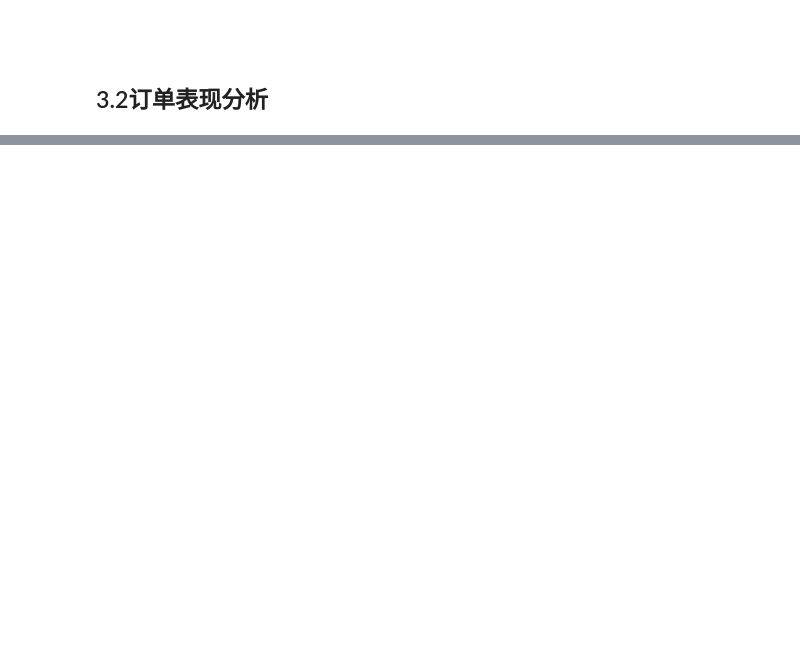
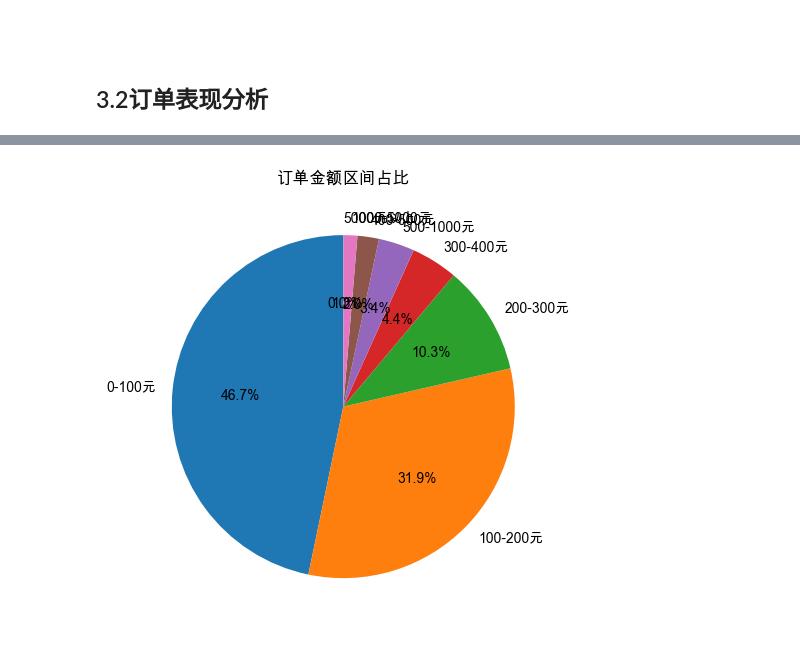
Before and after one commit to rong8866202/brazil-ecommerce-analysis, a Jupyter notebook: 00_notebooks/ecommerce_analysis_03_visualization.ipynb, the cells around one changed output, grey strips where cells are left out. Cells and saved outputs as stored; diff of their text form; code cells hidden in the pictures; blank space fills up the shorter version.

```diff
--- a/00_notebooks/ecommerce_analysis_03_visualization.ipynb
+++ b/00_notebooks/ecommerce_analysis_03_visualization.ipynb
@@ -257,0 +277,15 @@ Name: payment_value, dtype: float64
+# %%
+# 定义区间边界
+bins = [0, 100, 200, 300, 400, 500, 1000, 5000, 100000]
+labels = ['0-100元', '100-200元', '200-300元',
+          '300-400元', '400-500元', '500-1000元', '1000-5000元', '5000元以上']
+
+# 将订单金额划分到区间
+amount_df = pd.cut(order_features['order_total_price'], bins=bins, labels=labels, right=False)
+
+# 统计每个区间的订单数量
+range_counts = amount_df.value_counts()
+
+# 计算区间金额占比
+price_pct =round(range_counts / range_counts.sum() * 100, 2)
+price_pct
@@ -257,0 +303,8 @@ Name: payment_value, dtype: float64
+# %%
+# 金额区间占比饼图
+price_pct.plot.pie(autopct='%1.1f%%', startangle=90, title='订单金额区间占比')
+plt.tight_layout()
+plt.ylabel('')  # 隐藏y轴标签
+plt.show()
+# %% [output]
+[figure, added]
```
Also changed, not shown: parts of 45 cells of this notebook.
